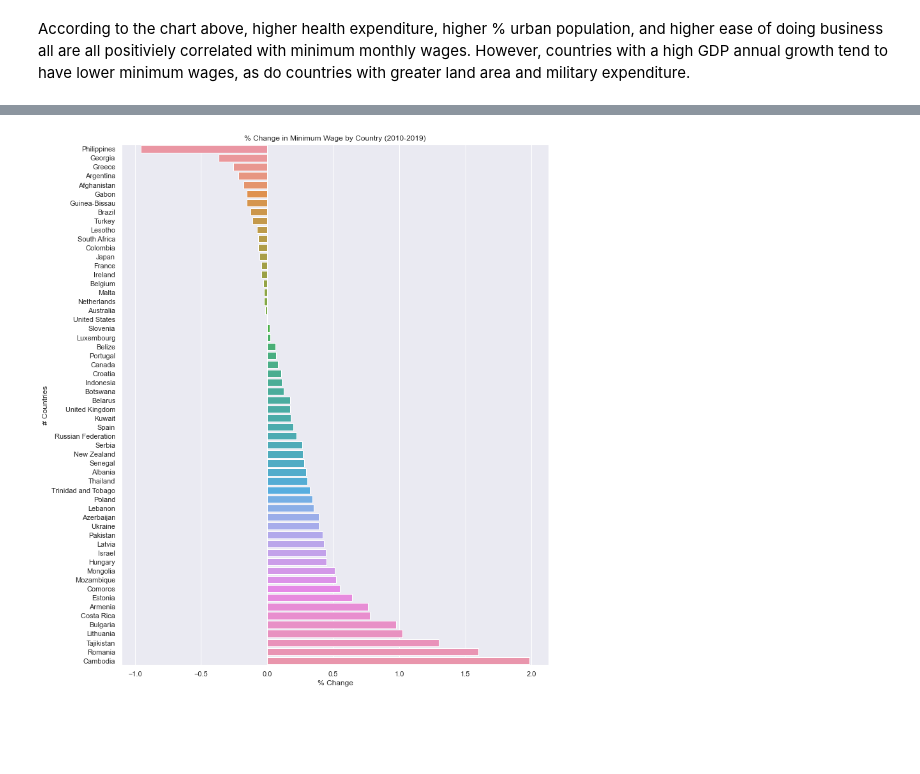
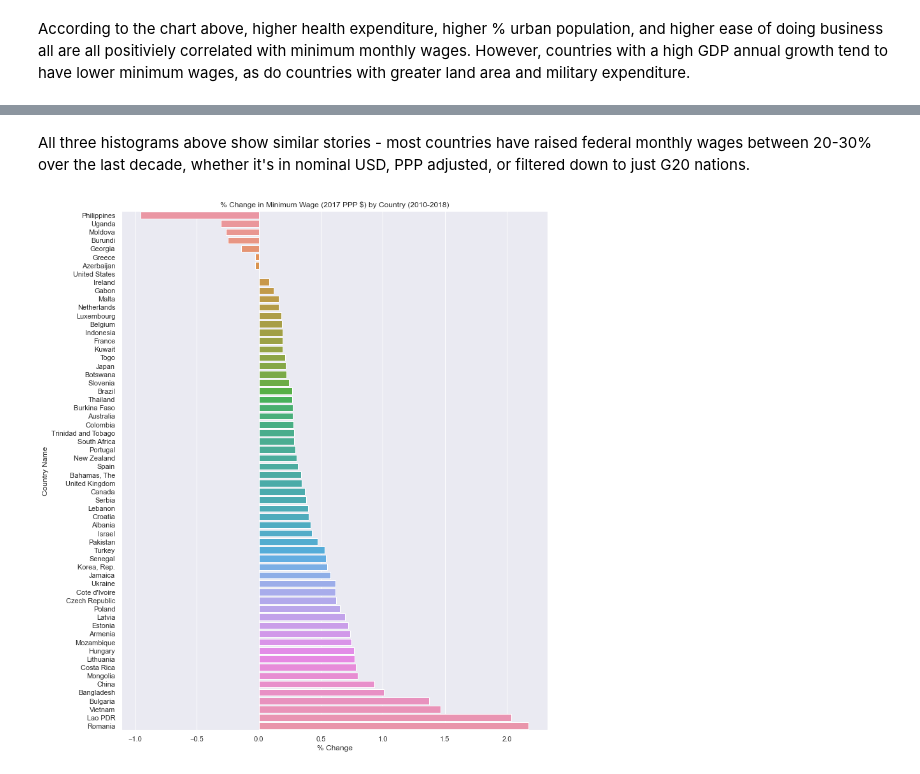
Before and after one commit to aliya-zee/chianalyst, a Jupyter notebook: MinWage-EDA.ipynb, the cells around one changed output, grey strips where cells are left out. Saved outputs shown, nothing was run; the diff lists cells and outputs as text; code cells hidden in the pictures; blank space fills up the shorter version.

Commit message:
Updated country names, added PPP graphs

```diff
--- a/MinWage-EDA.ipynb
+++ b/MinWage-EDA.ipynb
@@ -55,9 +58,26 @@ This data comes in two parts - the minimum wage by country by year (OECD data) a
 # OECD Data
 min_wage_by_country = pd.read_excel('C:/Users/aliya/Documents/UChicago/Chicago Analyst/MinWage/Data/OECD-MinWageByCountry.xlsx',
                                    skiprows = 5)
-min_wage_by_country.drop(columns = ['Source type', 'Unnamed: 6', 'Local currency', '2017 PPP $'], inplace = True)
+min_wage_by_country.drop(columns = ['Source type', 'Unnamed: 6', 'Local currency'], inplace = True)
 min_wage_by_country.rename(columns = {'Reference area': 'Country Name'}, inplace = True)
 min_wage_by_country['Time'] = min_wage_by_country['Time'].astype('int')
+
+# Rename some mismatched country names for matching later
+oecd_rename = {'Bahamas': 'Bahamas, The',
+              'Congo, Democratic Republic of the': 'Congo, Dem. Rep.',
+              'Czechia': 'Czech Republic',
+              "Côte d'Ivoire": "Cote d'Ivoire",
+              'Egypt': 'Egypt, Arab Rep.',
+              'Hong Kong, China': 'Hong Kong SAR, China',
+              'Iran, Islamic Republic of': 'Iran, Islamic Rep.',
+              'Korea, Republic of': 'Korea, Rep.',
+              'Kyrgyzstan': 'Kyrgyz Republic',
+              "Lao People's Democratic Republic": 'Lao PDR',
+              'Moldova, Republic of': 'Moldova',
+              'Venezuela, Bolivarian Republic of': 'Venezuela, RB',
+              'Viet Nam': 'Vietnam'}
+min_wage_by_country.replace({'Country Name': oecd_rename}, inplace = True)
+
 min_wage_by_country.set_index(['Country Name', 'Time'], inplace = True)
 min_wage_by_country.head()
 # %% [output]
@@ -154,7 +158,7 @@ world_dev_ind.head()
 |  | 2013 | 2.044188e+06 | 9050.156 | 8.805964 | 55.034630 | ... |
 |  | 2014 | 2.209428e+06 | 8467.103 | 9.528878 | 59.008934 | ... |
 # %%
-# Join the data
-min_wage_by_country = min_wage_by_country.merge(world_dev_ind, how = 'inner', on = ['Country Name', 'Time'])
-min_wage_by_country.head()
+# Join the World Bank & OECD data
+country_data = min_wage_by_country.merge(world_dev_ind, how = 'inner', on = ['Country Name', 'Time'])
+country_data.head()
 # %% [output]
@@ -170,3 +172,5 @@ min_wage_by_country = min_wage_by_country.reset_index()
+# %%
+country_data = country_data.reset_index()
 # %% [markdown]
 ## Main Analysis
 Now that we have the dataset above with selected World Bank indicators by country by year, we can start diving into some analysis.
@@ -221,13 +264,14 @@ g = g.set(title = 'Distribution of % Change in Minimum Wage by Country (2010-201
+# %% [markdown]
+All three histograms above show similar stories - most countries have raised federal monthly wages between 20-30% over the last decade, whether it's in nominal USD, PPP adjusted, or filtered down to just G20 nations.
 # %%
-graph_data = min_wage_by_country.pivot(index = ['Country Name'], columns = ['Time'], values = ['U.S. dollars'])
+graph_data = country_data.pivot(index = ['Country Name'], columns = ['Time'], values = ['2017 PPP $'])
 graph_data.columns = range(0, 11)
-graph_data['% Change'] = graph_data[9] / graph_data[0] - 1
+graph_data['% Change'] = graph_data[8] / graph_data[0] - 1
 graph_data = graph_data['% Change'].sort_values().reset_index().dropna()
-graph_data
 
 # Graph
 plt.figure(figsize=(12, 15))
 g = sns.barplot(data = graph_data, x = '% Change', y = 'Country Name')
-g = g.set(title = '% Change in Minimum Wage by Country (2010-2019)', xlabel = "% Change", ylabel = "# Countries")
+g = g.set(title = '% Change in Minimum Wage (2017 PPP $) by Country (2010-2018)', xlabel = "% Change")
 # %% [output]
-[figure, old version]
+[figure, new version]
```
Also changed, not shown: parts of 22 cells of this notebook.
